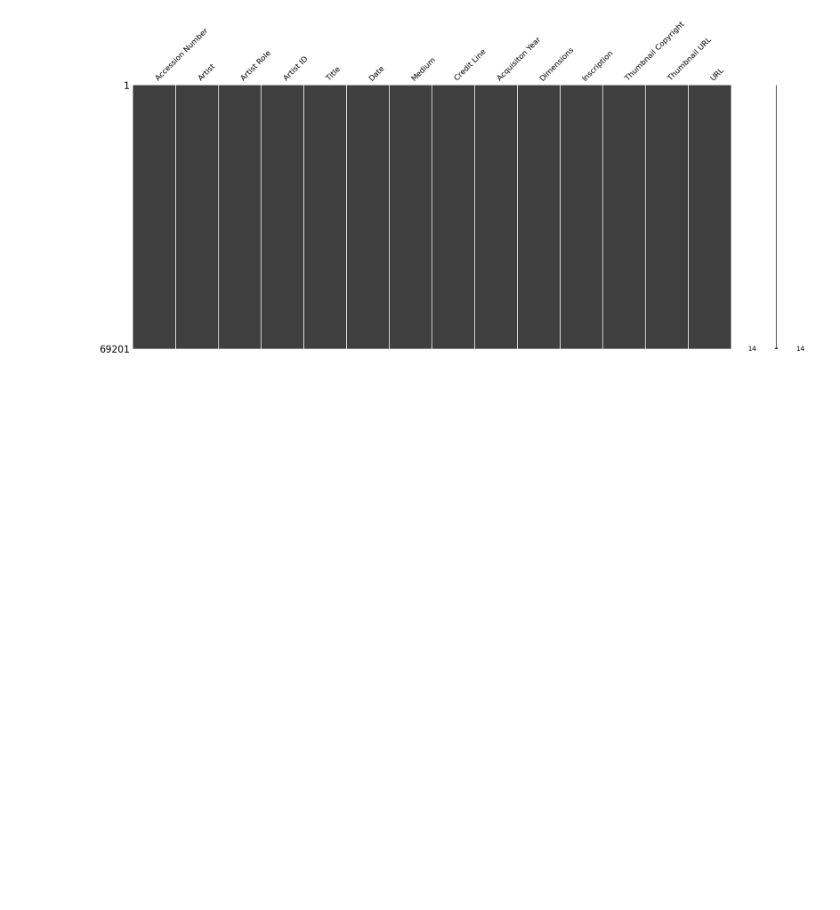
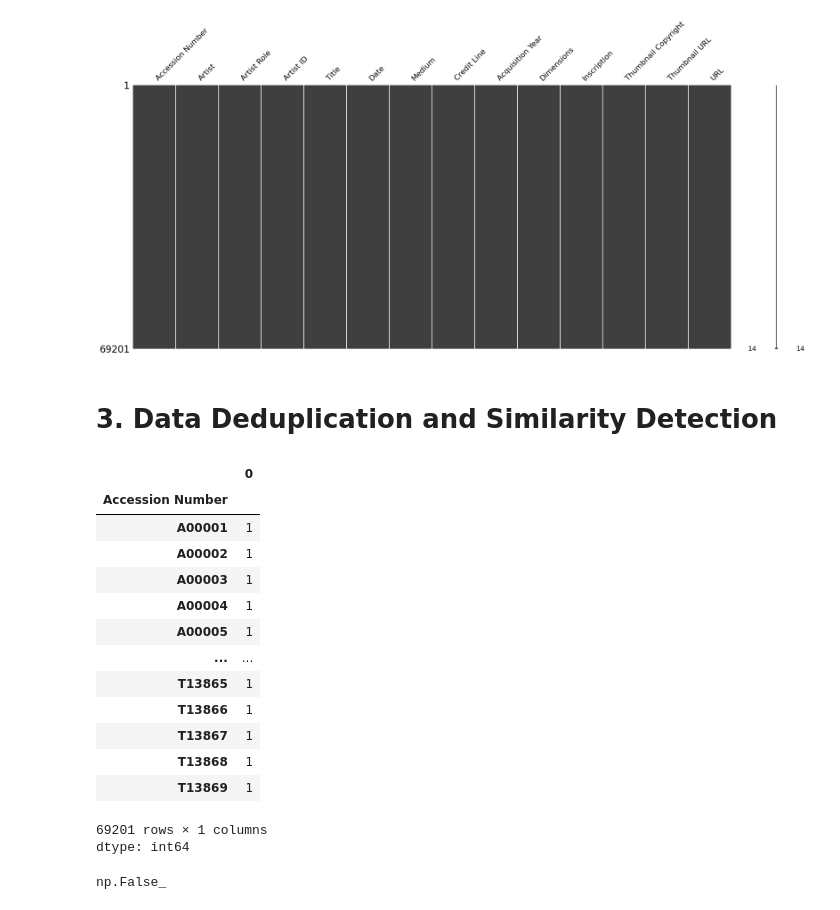
Before and after one commit to omar-mohamed-azab/Polimi-Data-and-Information-Quality-Project, a Jupyter notebook: src/Project.ipynb, the cells around one changed output. Saved outputs shown, nothing was run; the diff lists cells and outputs as text; code cells hidden in the pictures; blank space fills up the shorter version.

```diff
--- a/src/Project.ipynb
+++ b/src/Project.ipynb
@@ -188,7 +188,7 @@ dtypes: float64(2), int64(2), object(16)
 memory usage: 10.6+ MB
 # %%
 # Renaming columns
-artwork_data = artwork_data.rename(columns = {'accession_number':'Accession Number','artist': 'Artist','artistRole':'Artist Role','artistId':'Artist ID', 'title': 'Title','dateText': 'Date', 'medium': 'Medium', 'creditLine': 'Credit Line', 'acquisitionYear': 'Acquisiton Year', 'dimensions': 'Dimensions','inscription': 'Inscription' ,'thumbnailCopyright': 'Thumbnail Copyright', 'thumbnailUrl': 'Thumbnail URL', 'url': 'URL'})
+artwork_data = artwork_data.rename(columns = {'accession_number':'Accession Number','artist': 'Artist','artistRole':'Artist Role','artistId':'Artist ID', 'title': 'Title','dateText': 'Date', 'medium': 'Medium', 'creditLine': 'Credit Line', 'acquisitionYear': 'Acquisition Year', 'dimensions': 'Dimensions','inscription': 'Inscription' ,'thumbnailCopyright': 'Thumbnail Copyright', 'thumbnailUrl': 'Thumbnail URL', 'url': 'URL'})
 # %%
 # Dropping redundant columns
 artwork_data = artwork_data.drop(['id','width', 'height', 'depth', 'units', 'year'], axis =1)
@@ -212,7 +212,7 @@ artwork_data['Thumbnail URL'] = artwork_data['Thumbnail URL'].fillna('None')
 # %%
 artwork_data['Credit Line'] = artwork_data['Credit Line'].fillna('None')
 # %%
-artwork_data['Acquisiton Year'] = artwork_data['Acquisiton Year'].fillna('Date Not Known')
+artwork_data['Acquisition Year'] = artwork_data['Acquisition Year'].fillna('Date Not Known')
 # %%
 mno.matrix(artwork_data)
 # %% [output]
@@ -227,3 +227,24 @@ artwork_data['Title'] = artwork_data['Title'].replace('[title not known]','Title
 artwork_data['Date'] = artwork_data['Date'].replace('date not known','Date Not Known')
 artwork_data['Date'] = artwork_data['Date'].str.replace(r'^\?', '', regex=True)
 artwork_data['Artist'] = artwork_data['Artist'].str.replace(r'^\?', '', regex=True)
+# %% [markdown]
+# **3. Data Deduplication and Similarity Detection**
+# %%
+# Grouping by Accession Number to check for duplicates
+artwork_data.groupby('Accession Number').size()
+# %% [output]
+|  | 0 |
+| Accession Number |  |
+| A00001 | 1 |
+| A00002 | 1 |
+| A00003 | 1 |
+| A00004 | 1 |
+| A00005 | 1 |
+| ... | ... |
+| T13865 | 1 |
+| T13866 | 1 |
+| T13867 | 1 |
+| T13868 | 1 |
+| T13869 | 1 |
+69201 rows × 1 columns
+dtype: int64
@@ -229,0 +257,5 @@ artwork_data['Artist'] = artwork_data['Artist'].str.replace(r'^\?', '', regex=Tr
+# %%
+test = artwork_data.drop(['Accession Number', 'Inscription', 'Thumbnail Copyright', 'Thumbnail URL'], axis =1)
+test.duplicated().any()
+# %% [output]
+np.False_
```
Also changed, not shown: parts of 3 cells of this notebook.
